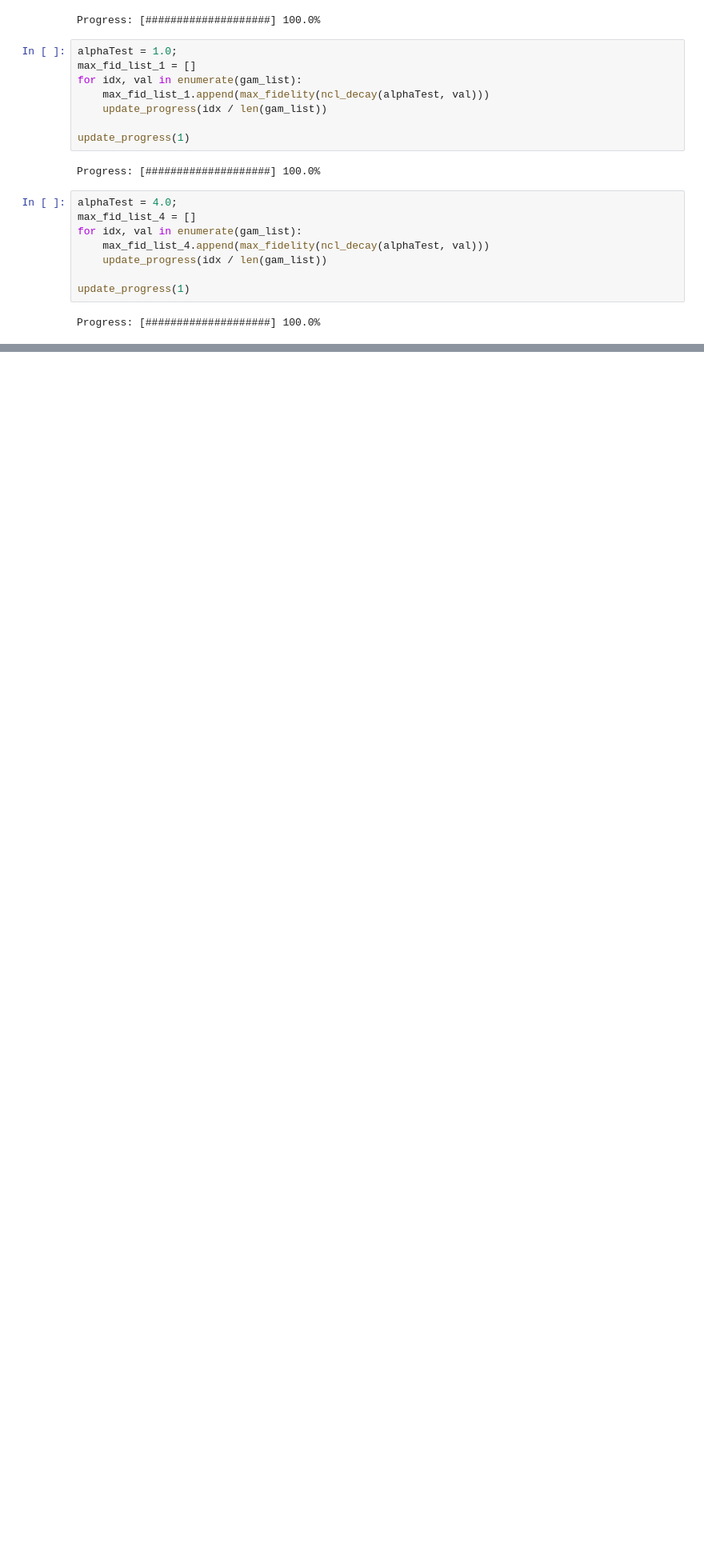
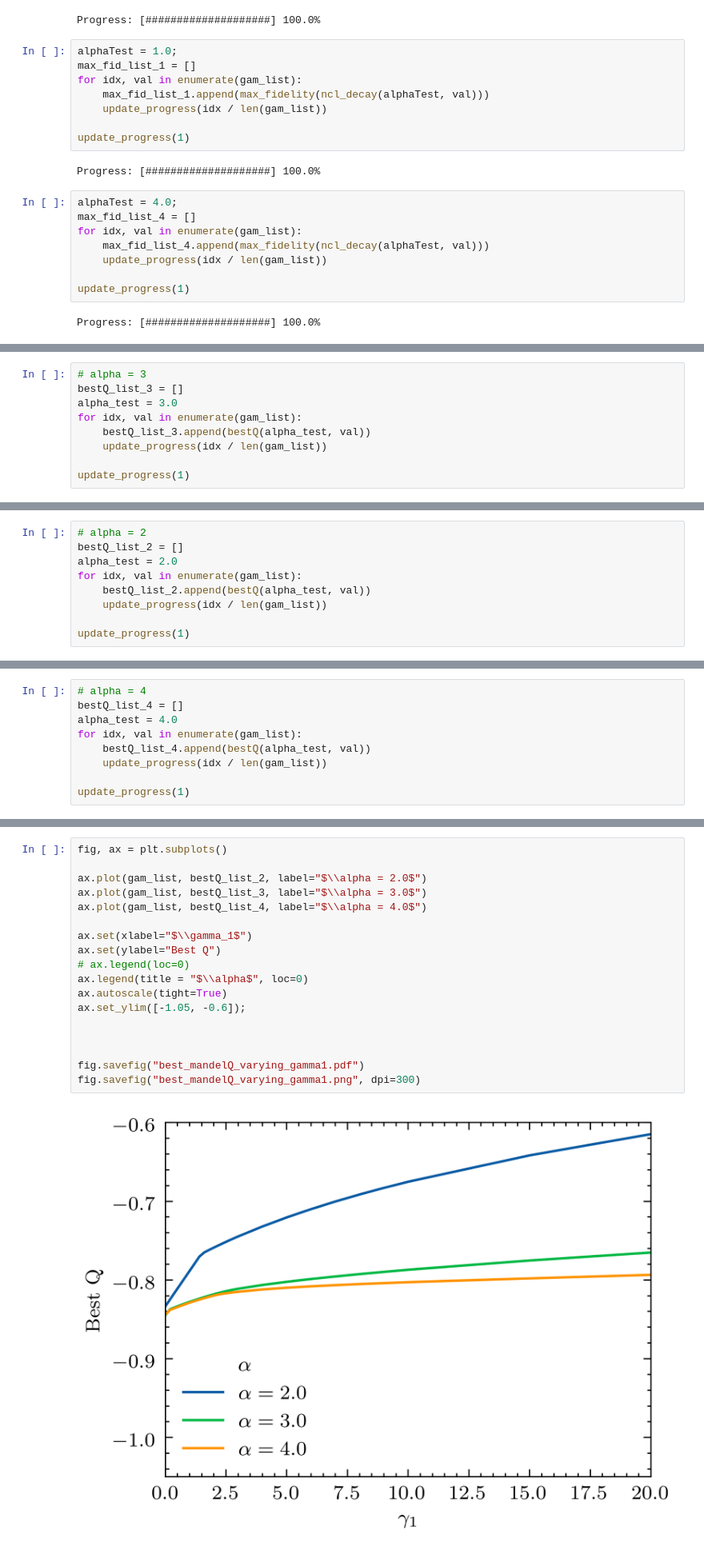
Before and after one commit to mtqoi/Thesis, a Jupyter notebook: Images/phog/PhoG_single_mode_model_graphs_(section_3).ipynb, the cells around one changed output, grey strips where cells are left out. Shown at 80% size. Cells and saved outputs as stored; diff of their text form; blank space fills up the shorter version.

```diff
--- a/Images/phog/PhoG_single_mode_model_graphs_(section_3).ipynb
+++ b/Images/phog/PhoG_single_mode_model_graphs_(section_3).ipynb
@@ -695,0 +930,9 @@ fig.savefig("max_fidelities_vs_gamma1_ncl1_and_a.png", dpi=300)
+# %%
+# alpha = 3
+bestQ_list_3 = []
+alpha_test = 3.0
+for idx, val in enumerate(gam_list):
+    bestQ_list_3.append(bestQ(alpha_test, val))
+    update_progress(idx / len(gam_list))
+
+update_progress(1)
@@ -695,0 +941,9 @@ fig.savefig("max_fidelities_vs_gamma1_ncl1_and_a.png", dpi=300)
+# %%
+# alpha = 2
+bestQ_list_2 = []
+alpha_test = 2.0
+for idx, val in enumerate(gam_list):
+    bestQ_list_2.append(bestQ(alpha_test, val))
+    update_progress(idx / len(gam_list))
+
+update_progress(1)
@@ -695,0 +952,9 @@ fig.savefig("max_fidelities_vs_gamma1_ncl1_and_a.png", dpi=300)
+# %%
+# alpha = 4
+bestQ_list_4 = []
+alpha_test = 4.0
+for idx, val in enumerate(gam_list):
+    bestQ_list_4.append(bestQ(alpha_test, val))
+    update_progress(idx / len(gam_list))
+
+update_progress(1)
@@ -695,0 +963,20 @@ fig.savefig("max_fidelities_vs_gamma1_ncl1_and_a.png", dpi=300)
+# %%
+fig, ax = plt.subplots()
+
+ax.plot(gam_list, bestQ_list_2, label="$\\alpha = 2.0$")
+ax.plot(gam_list, bestQ_list_3, label="$\\alpha = 3.0$")
+ax.plot(gam_list, bestQ_list_4, label="$\\alpha = 4.0$")
+
+ax.set(xlabel="$\\gamma_1$")
+ax.set(ylabel="Best Q")
+# ax.legend(loc=0)
+ax.legend(title = "$\\alpha$", loc=0)
+ax.autoscale(tight=True)
+ax.set_ylim([-1.05, -0.6]);
+
+
+
+fig.savefig("best_mandelQ_varying_gamma1.pdf")
+fig.savefig("best_mandelQ_varying_gamma1.png", dpi=300)
+# %% [output]
+[figure, added]
```
Also changed, not shown: parts of 47 cells of this notebook, 5 other files.
